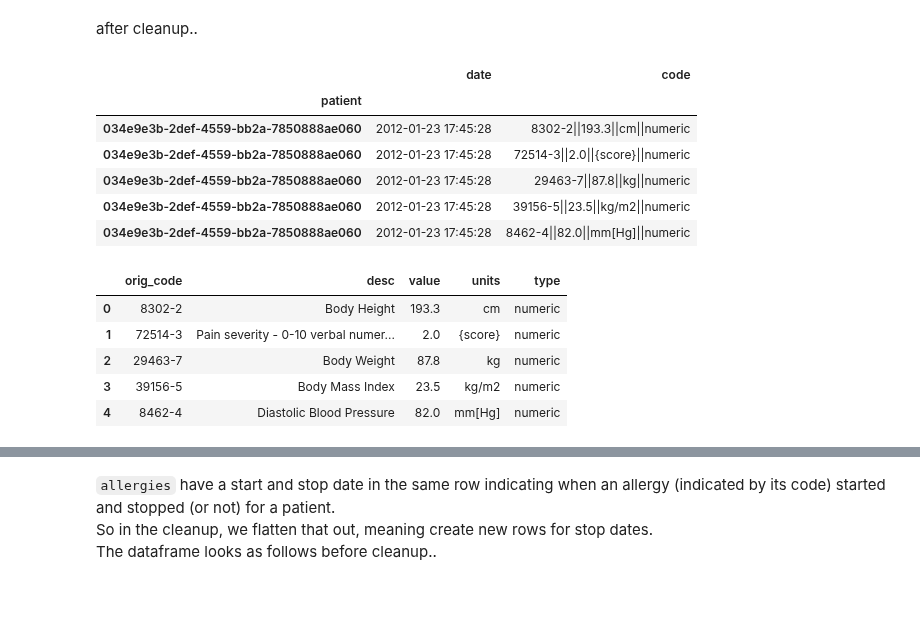
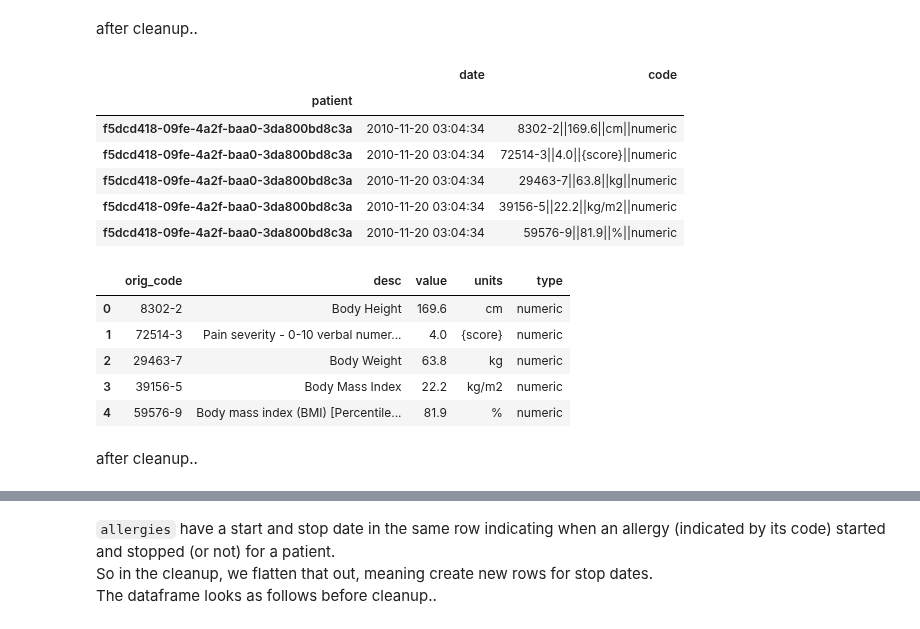
Before and after one commit to corazonlabs/lemonpie, a Jupyter notebook: 01_preprocessing_clean.ipynb, the cells around one changed output, grey strips where cells are left out. Cells and saved outputs as stored; diff of their text form; code cells hidden in the pictures; blank space fills up the shorter version.

```diff
--- a/01_preprocessing_clean.ipynb
+++ b/01_preprocessing_clean.ipynb
@@ -176,6 +204,6 @@ Our cleanup function produces the following 3 dfs - `patients`, `pt_demographics
 # %%
-for df in pt_data:
-    display(df.head())
+for df in train_pts_cleaned:
+    display(df.head(3))
 # %% [output]
 |  | birthdate |
 | patient |  |
@@ -199,0 +224,3 @@ for df in pt_data:
+# %%
+for df in valid_pts_cleaned[:2]:
+    display(df.head(3))
@@ -215,5 +251,6 @@ That is - 1K dataset data generation date is set to March 15th while today is Ma
 # %%
 #export
+@ray.remote(num_returns=2)
 def cleanup_obs(obs, is_train):
     '''Clean observations df'''
 
@@ -230,7 +267,7 @@ def cleanup_obs(obs, is_train):
     obs = obs.astype({'date':'datetime64'})
     obs.set_index('patient', inplace=True)
 
-    return [obs, obs_codes] if is_train else [obs]
+    return [obs, obs_codes] if is_train else [obs, None]
 # %% [markdown]
 - Drops rows with null in the `VALUE` column
 - Creates a new `code` column with a concatenation of `code`, `value`, `units` and `type`
@@ -272,19 +307,21 @@ obs_data = cleanup_obs(observations, is_train=True)
+# %%
+train_obs_cleaned = ray.get(cleanup_obs.remote(train_dfs[1], is_train=True))
 # %% [markdown]
 after cleanup..
 # %%
-for df in obs_data:
+for df in train_obs_cleaned:
     display(df.head())
 # %% [output]
 |  | date | code |
 | patient |  |  |
-| 034e9e3b-2def-4559-bb2a-7850888ae060 | 2012-01-23 17:45:28 | 8302-2||193.3||cm||numeric |
-| 034e9e3b-2def-4559-bb2a-7850888ae060 | 2012-01-23 17:45:28 | 72514-3||2.0||{score}||numeric |
-| 034e9e3b-2def-4559-bb2a-7850888ae060 | 2012-01-23 17:45:28 | 29463-7||87.8||kg||numeric |
-| 034e9e3b-2def-4559-bb2a-7850888ae060 | 2012-01-23 17:45:28 | 39156-5||23.5||kg/m2||numeric |
-| 034e9e3b-2def-4559-bb2a-7850888ae060 | 2012-01-23 17:45:28 | 8462-4||82.0||mm[Hg]||numeric |
+| f5dcd418-09fe-4a2f-baa0-3da800bd8c3a | 2010-11-20 03:04:34 | 8302-2||169.6||cm||numeric |
+| f5dcd418-09fe-4a2f-baa0-3da800bd8c3a | 2010-11-20 03:04:34 | 72514-3||4.0||{score}||numeric |
+| f5dcd418-09fe-4a2f-baa0-3da800bd8c3a | 2010-11-20 03:04:34 | 29463-7||63.8||kg||numeric |
+| f5dcd418-09fe-4a2f-baa0-3da800bd8c3a | 2010-11-20 03:04:34 | 39156-5||22.2||kg/m2||numeric |
+| f5dcd418-09fe-4a2f-baa0-3da800bd8c3a | 2010-11-20 03:04:34 | 59576-9||81.9||%||numeric |
 |  | orig_code | desc | value | units | type |
-| 0 | 8302-2 | Body Height | 193.3 | cm | numeric |
-| 1 | 72514-3 | Pain severity - 0-10 verbal numer... | 2.0 | {score} | numeric |
-| 2 | 29463-7 | Body Weight | 87.8 | kg | numeric |
-| 3 | 39156-5 | Body Mass Index | 23.5 | kg/m2 | numeric |
-| 4 | 8462-4 | Diastolic Blood Pressure | 82.0 | mm[Hg] | numeric |
+| 0 | 8302-2 | Body Height | 169.6 | cm | numeric |
+| 1 | 72514-3 | Pain severity - 0-10 verbal numer... | 4.0 | {score} | numeric |
+| 2 | 29463-7 | Body Weight | 63.8 | kg | numeric |
+| 3 | 39156-5 | Body Mass Index | 22.2 | kg/m2 | numeric |
+| 4 | 59576-9 | Body mass index (BMI) [Percentile... | 81.9 | % | numeric |
@@ -290,0 +330,2 @@ for df in obs_data:
+# %% [markdown]
+after cleanup..
```
Also changed, not shown: parts of 66 cells of this notebook, 1 other file.
